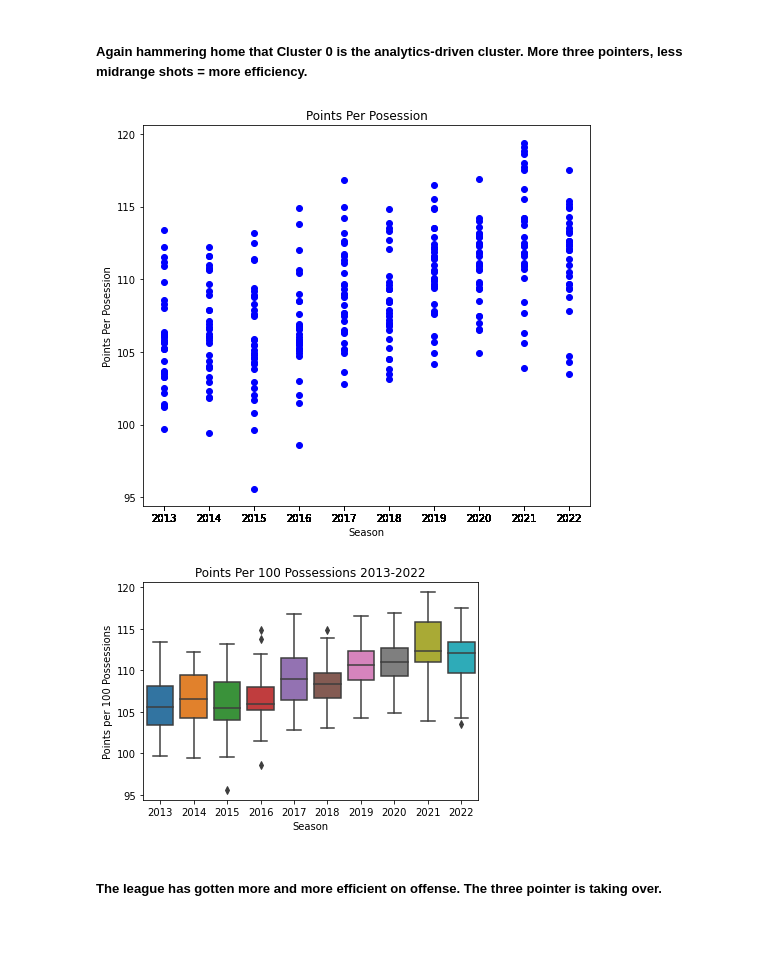
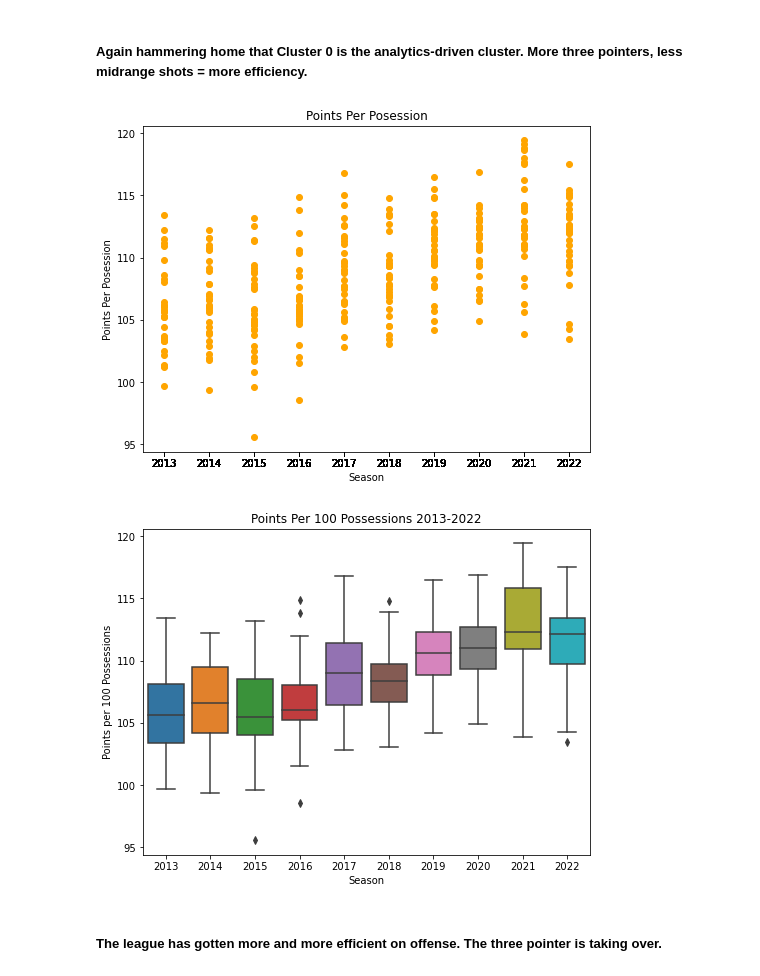
Before and after one commit to aothree/NBA-Style-of-Play, a Jupyter notebook: model_and_post-model_eda.ipynb, the cells around one changed output. Cells and saved outputs as stored; diff of their text form; code cells hidden in the pictures; blank space fills up the shorter version.

Commit message:
orange for line graphs

```diff
--- a/model_and_post-model_eda.ipynb
+++ b/model_and_post-model_eda.ipynb
@@ -445,22 +445,24 @@ pace.loc[(pace.Team == 'Average')]
 # %% [markdown]
 ##### Again hammering home that Cluster 0 is the analytics-driven cluster.  More three pointers, less midrange shots = more efficiency.
 # %%
-plt.figure(figsize = (8,7))
-plt.plot(pace['year'], pace['OFFENSE: Pts/Poss'], 'bo')
+plt.figure(figsize = (8,6))
+plt.plot(pace['year'], pace['OFFENSE: Pts/Poss'], 'bo', color = 'orange')
 plt.title('Points Per Posession')
 plt.ylabel('Points Per Posession')
 plt.xlabel('Season')
-plt.xticks(pace['year']);
+plt.xticks(pace['year'])
+plt.savefig("./Visuals/Points per 100poss scatter.jpg", bbox_inches="tight", dpi=100);
 # %% [output]
-[figure, old version]
+[figure, new version]
 # %%
+plt.figure(figsize = (8,6))
 sns.boxplot(pace['year'], pace['OFFENSE: Pts/Poss'])
 plt.title('Points Per 100 Possessions 2013-2022')
 plt.ylabel('Points per 100 Possessions')
 plt.xlabel('Season')
 plt.savefig("./Visuals/100 Possessions boxplots.jpg", bbox_inches="tight", dpi=100);
 # %% [output]
-[figure, old version]
+[figure, new version]
 # %% [markdown]
 ##### The league has gotten more and more efficient on offense. The three pointer is taking over.
 # %%
```
Also changed, not shown: parts of 1 cell of this notebook, 7 other files.
